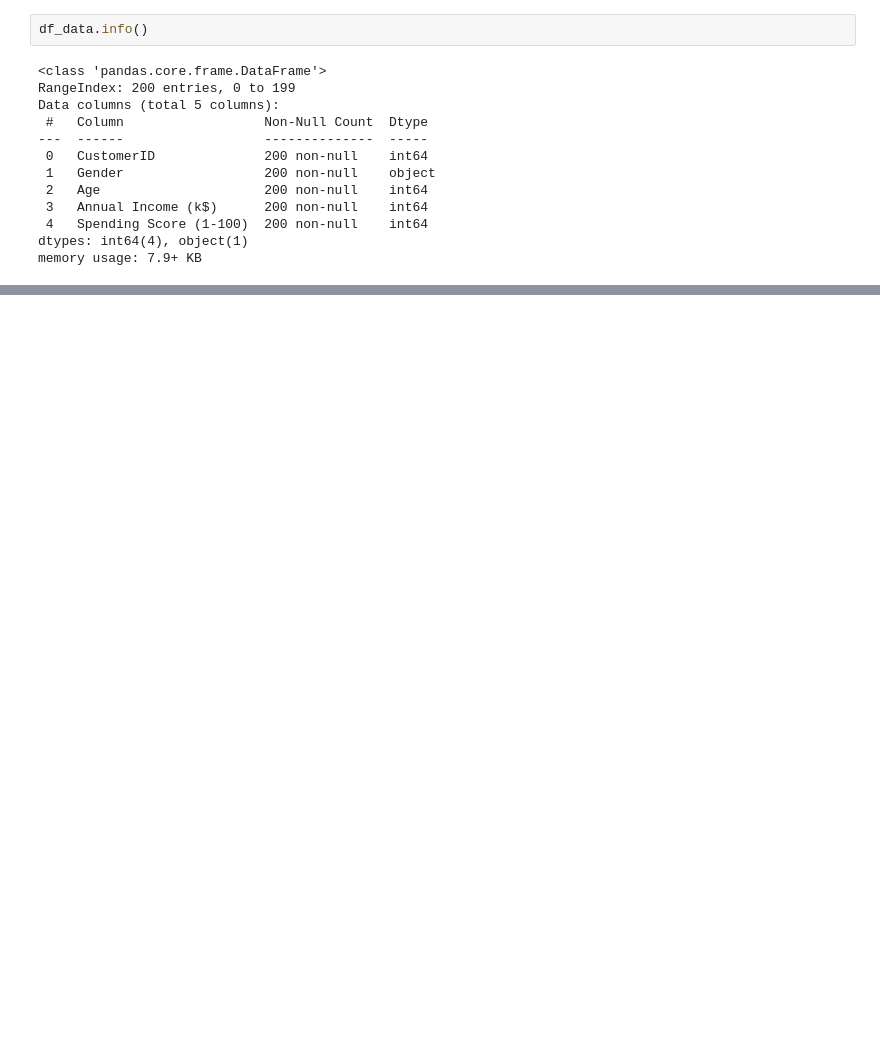
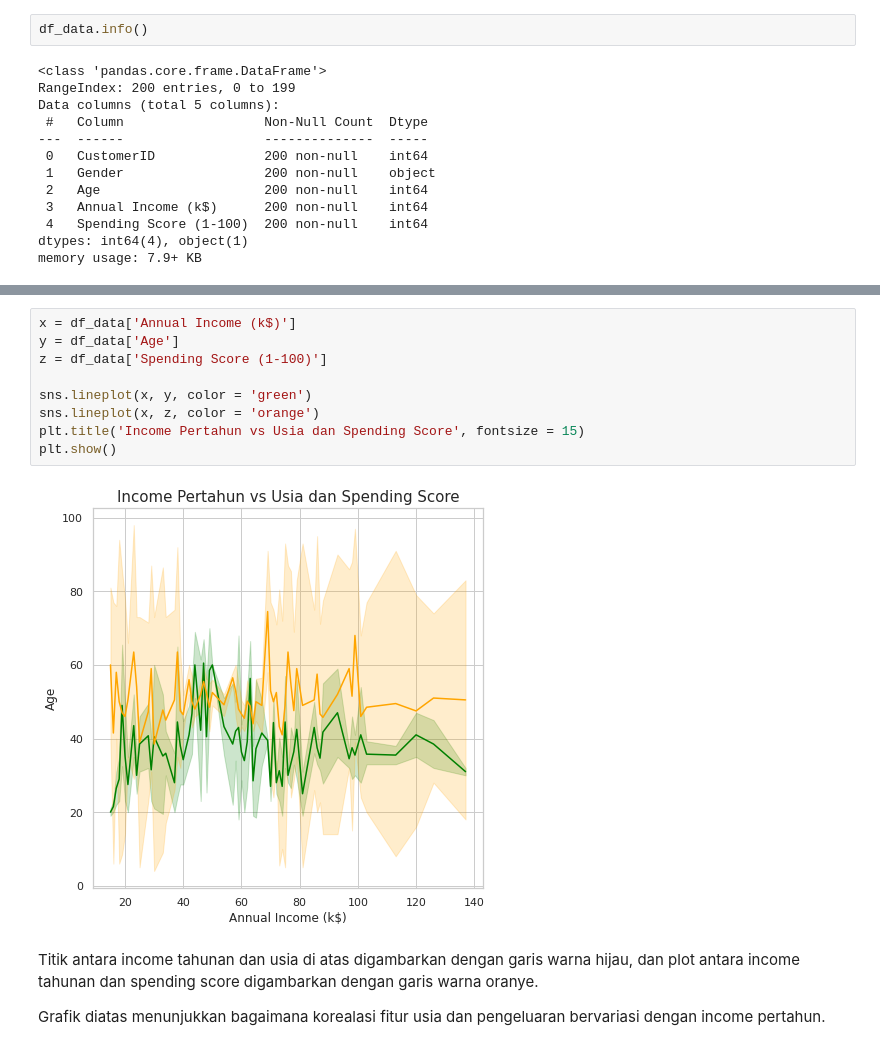
Before and after one commit to wayanpdw/Clustering-Customer-Segmentation, a Jupyter notebook: Mall_Customer_Segmentation.ipynb, the cells around one changed output, grey strips where cells are left out. Drawn from its saved outputs; the diff is of its cells as text; blank space fills up the shorter version.

```diff
--- a/Mall_Customer_Segmentation.ipynb
+++ b/Mall_Customer_Segmentation.ipynb
@@ -79,0 +205,15 @@ df_data.describe().transpose()
+# %%
+x = df_data['Annual Income (k$)']
+y = df_data['Age']
+z = df_data['Spending Score (1-100)']
+
+sns.lineplot(x, y, color = 'green')
+sns.lineplot(x, z, color = 'orange')
+plt.title('Income Pertahun vs Usia dan Spending Score', fontsize = 15)
+plt.show()
+# %% [output]
+[figure, added]
+# %% [markdown]
+Titik antara income tahunan dan usia di atas digambarkan dengan garis warna hijau, dan plot antara income tahunan dan spending score digambarkan dengan garis warna oranye.
+
+Grafik diatas menunjukkan bagaimana korealasi fitur usia dan pengeluaran bervariasi dengan income pertahun.
```
Also changed, not shown: parts of 35 cells of this notebook.
